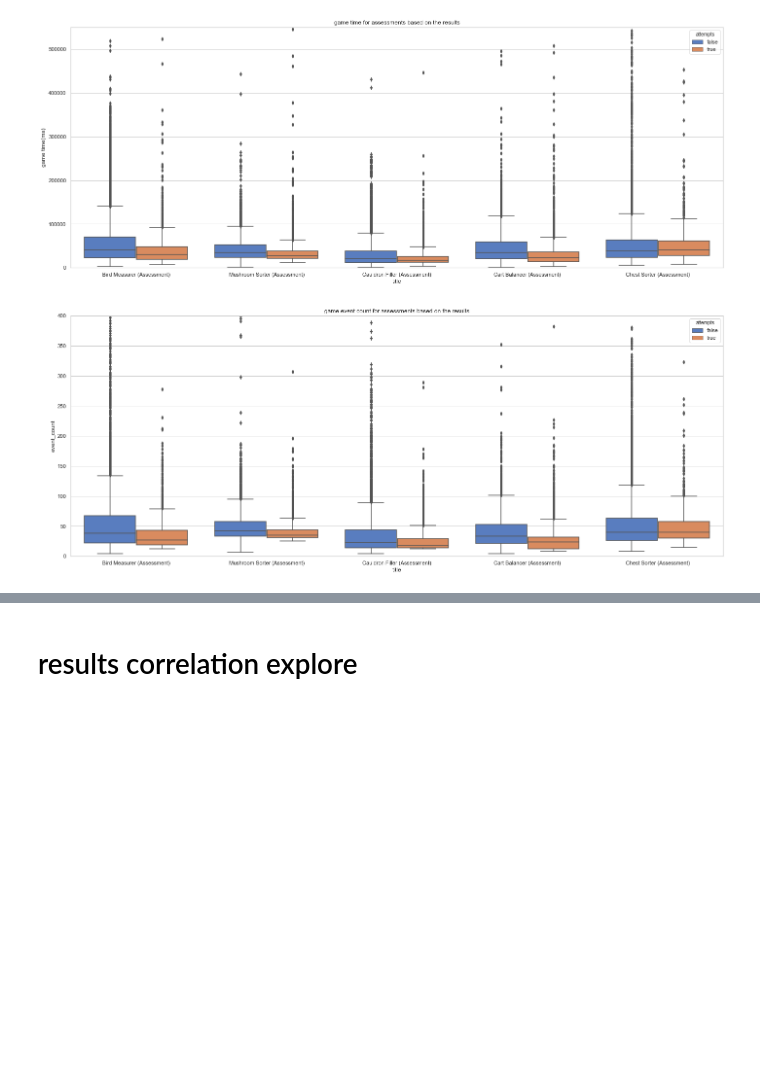
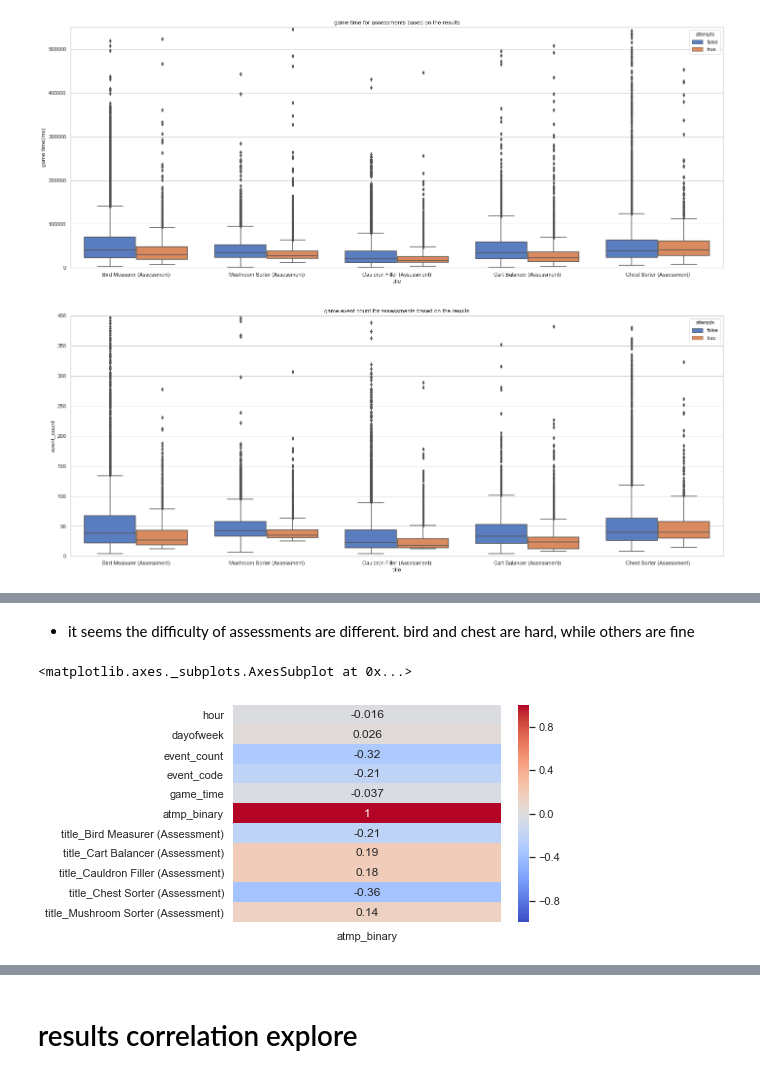
Before and after one commit to yaoyaoustc/Kaggle, a Jupyter notebook: 0106_dsbowl/part2_eda.ipynb, the cells around one changed output, grey strips where cells are left out. Cells and saved outputs as stored; diff of their text form; code cells hidden in the pictures; blank space fills up the shorter version.

```diff
--- a/0106_dsbowl/part2_eda.ipynb
+++ b/0106_dsbowl/part2_eda.ipynb
@@ -295,0 +225,8 @@ results
+# %% [markdown]
+- it seems the difficulty of assessments are different. bird and chest are hard, while others are fine
+# %%
+test = atmp_train.groupby(['title','game_session']).mean().reset_index()
+sns.heatmap(pd.get_dummies(test,columns=['title']).corr()[['atmp_binary']],vmin=-1,cmap='coolwarm',xticklabels=True, yticklabels=True,annot=True)
+# %% [output]
+<matplotlib.axes._subplots.AxesSubplot at 0x...>
+[figure, added]
```
Also changed, not shown: parts of 17 cells of this notebook, 1 other file.
